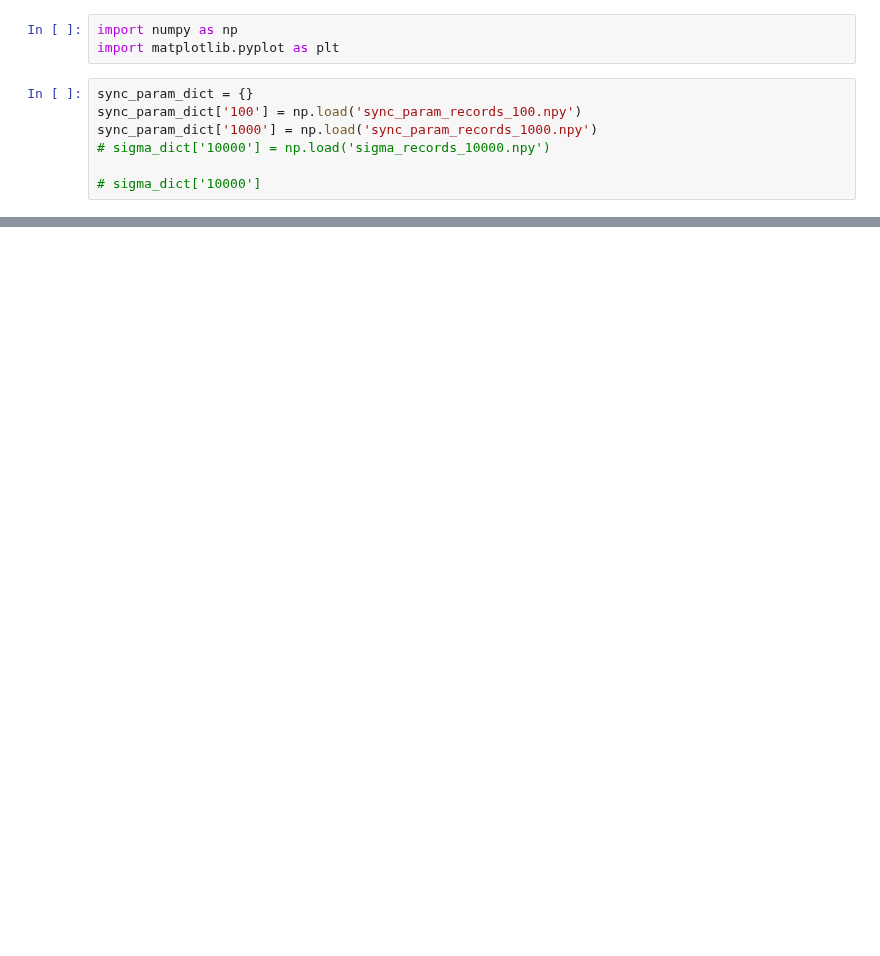
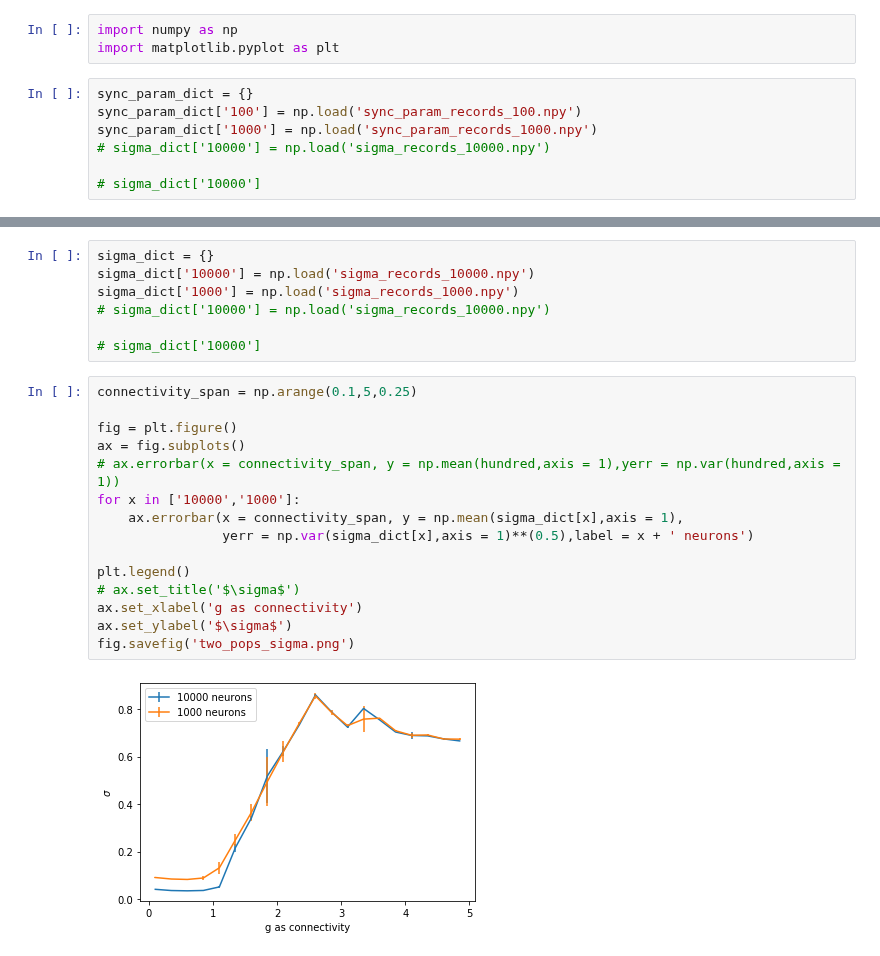
Before and after one commit to mmehrani/master_thesis, a Jupyter notebook: scripts/rotational_model/all_populations_gathering.ipynb, the cells around one changed output, grey strips where cells are left out. Cells and saved outputs as stored; diff of their text form; blank space fills up the shorter version.

```diff
--- a/scripts/rotational_model/all_populations_gathering.ipynb
+++ b/scripts/rotational_model/all_populations_gathering.ipynb
@@ -27,0 +29,24 @@ fig.savefig('two_pops_sync_param.png')
+# %%
+sigma_dict = {}
+sigma_dict['10000'] = np.load('sigma_records_10000.npy')
+sigma_dict['1000'] = np.load('sigma_records_1000.npy')
+# sigma_dict['10000'] = np.load('sigma_records_10000.npy')
+
+# sigma_dict['10000']
+# %%
+connectivity_span = np.arange(0.1,5,0.25)
+
+fig = plt.figure()
+ax = fig.subplots()
+# ax.errorbar(x = connectivity_span, y = np.mean(hundred,axis = 1),yerr = np.var(hundred,axis = 1))
+for x in ['10000','1000']:
+    ax.errorbar(x = connectivity_span, y = np.mean(sigma_dict[x],axis = 1),
+                yerr = np.var(sigma_dict[x],axis = 1)**(0.5),label = x + ' neurons')
+
+plt.legend()
+# ax.set_title('$\sigma$')
+ax.set_xlabel('g as connectivity')
+ax.set_ylabel('$\sigma$')
+fig.savefig('two_pops_sigma.png')
+# %% [output]
+[figure, added]
```
Also changed, not shown: parts of 1 cell of this notebook, 8 other files.
